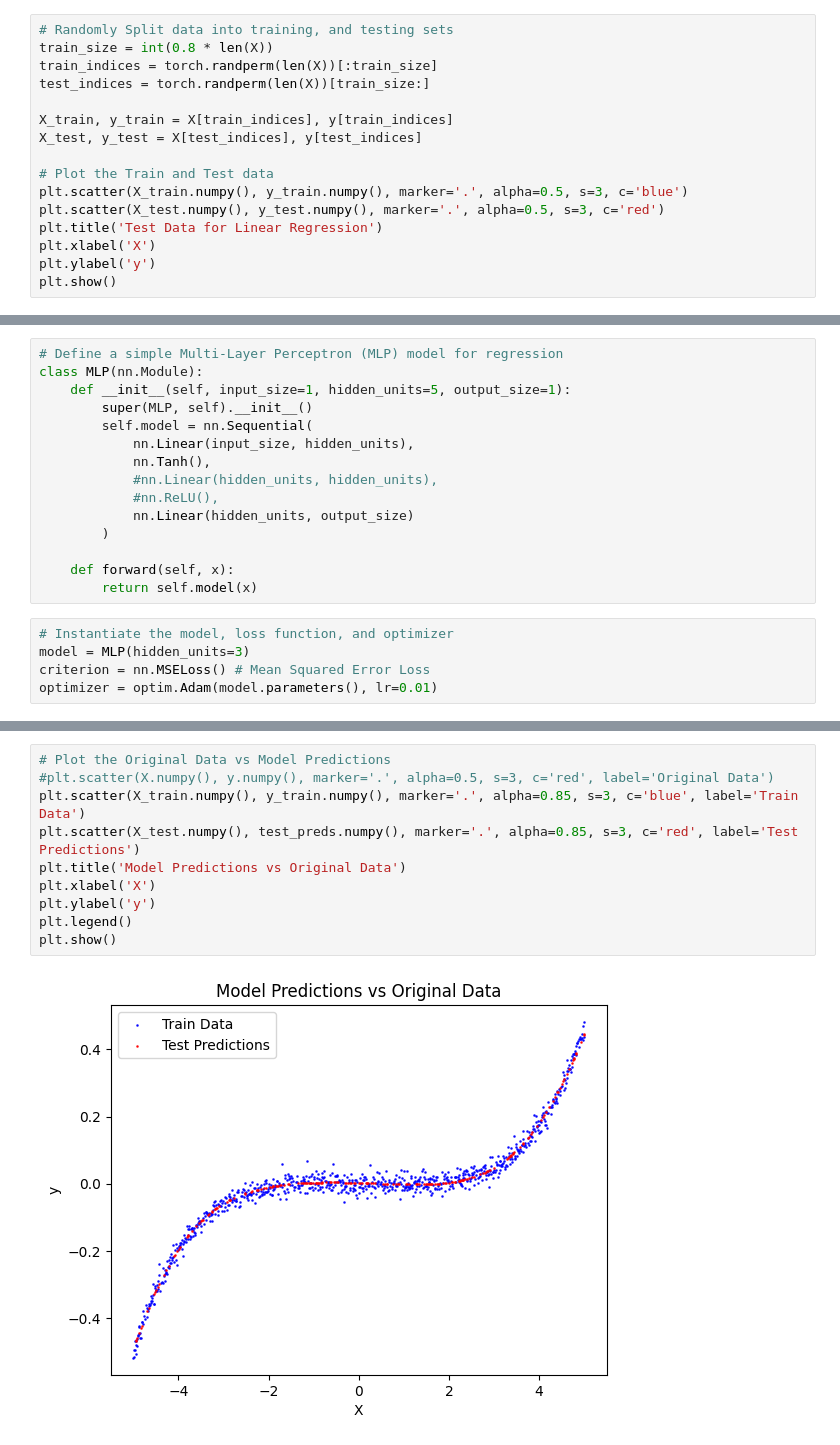
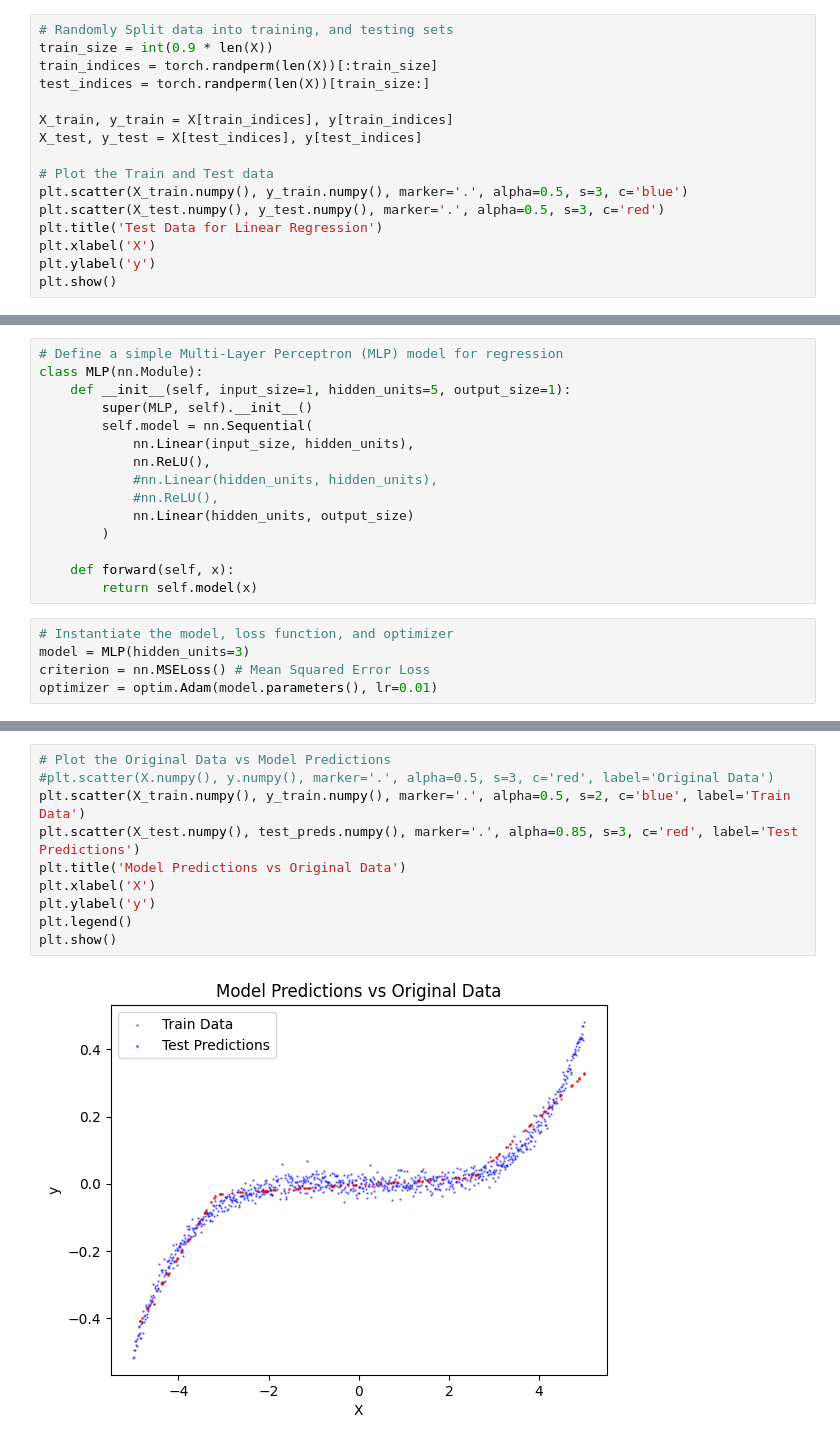
Before and after one commit to mouryarahul/7CS107_PracticalWorks_Assignment, a Jupyter notebook: LinearRegression.ipynb, the cells around one changed output, grey strips where cells are left out. Cells and saved outputs as stored; diff of their text form.

```diff
--- a/LinearRegression.ipynb
+++ b/LinearRegression.ipynb
@@ -23,7 +23,7 @@ plt.show()
 [figure]
 # %%
 # Randomly Split data into training, and testing sets
-train_size = int(0.8 * len(X))
+train_size = int(0.9 * len(X))
 train_indices = torch.randperm(len(X))[:train_size]
 test_indices = torch.randperm(len(X))[train_size:]
 
@@ -46,7 +46,7 @@ class MLP(nn.Module):
         super(MLP, self).__init__()
         self.model = nn.Sequential(
             nn.Linear(input_size, hidden_units),
-            nn.Tanh(),
+            nn.ReLU(),
             #nn.Linear(hidden_units, hidden_units),
             #nn.ReLU(),
             nn.Linear(hidden_units, output_size)
@@ -102,12 +102,12 @@ Training Loss: 0.0003, Testing Loss: 0.0003
 # %%
 # Plot the Original Data vs Model Predictions
 #plt.scatter(X.numpy(), y.numpy(), marker='.', alpha=0.5, s=3, c='red', label='Original Data')
-plt.scatter(X_train.numpy(), y_train.numpy(), marker='.', alpha=0.85, s=3, c='blue', label='Train Data')
+plt.scatter(X_train.numpy(), y_train.numpy(), marker='.', alpha=0.5, s=2, c='blue', label='Train Data')
 plt.scatter(X_test.numpy(), test_preds.numpy(), marker='.', alpha=0.85, s=3, c='red', label='Test Predictions')
 plt.title('Model Predictions vs Original Data')
 plt.xlabel('X')
 plt.ylabel('y')
 plt.legend()
 plt.show()
 # %% [output]
-[figure, old version]
+[figure, new version]
```
Also changed, not shown: parts of 2 cells of this notebook.
